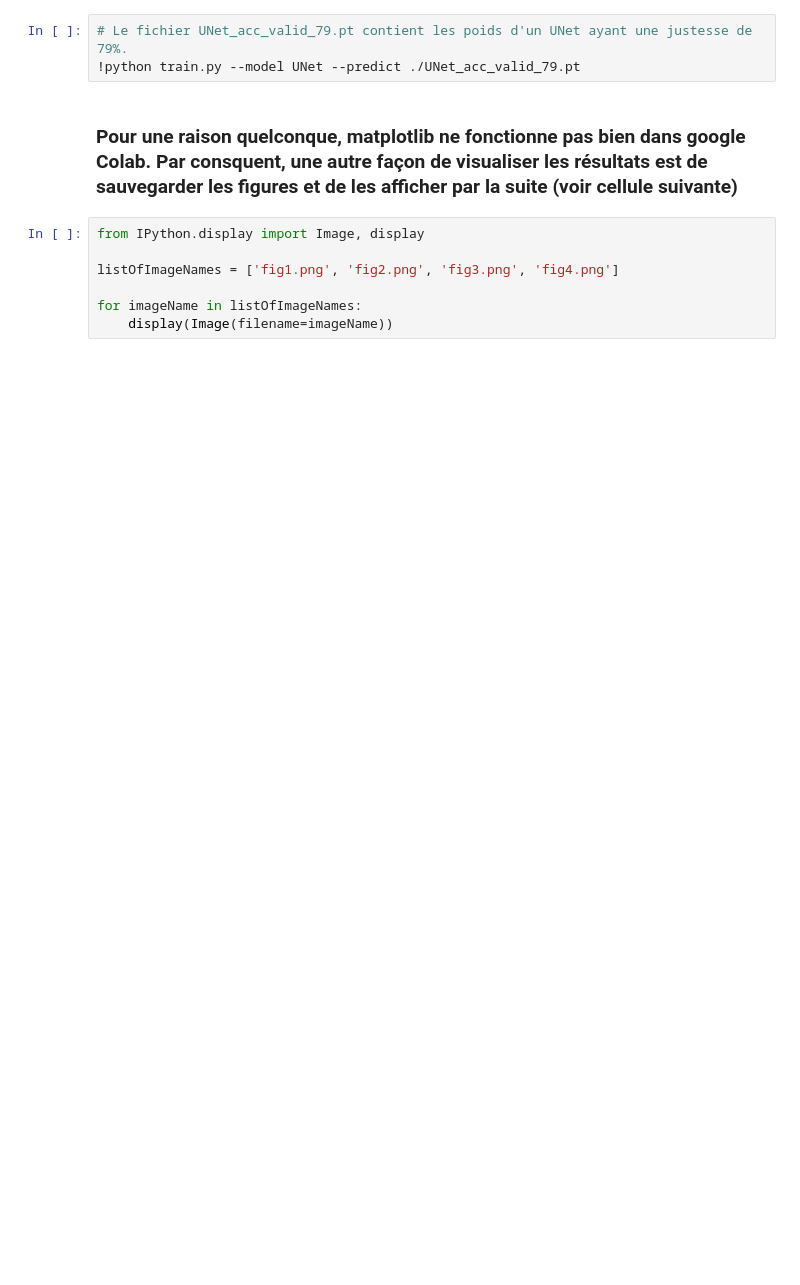
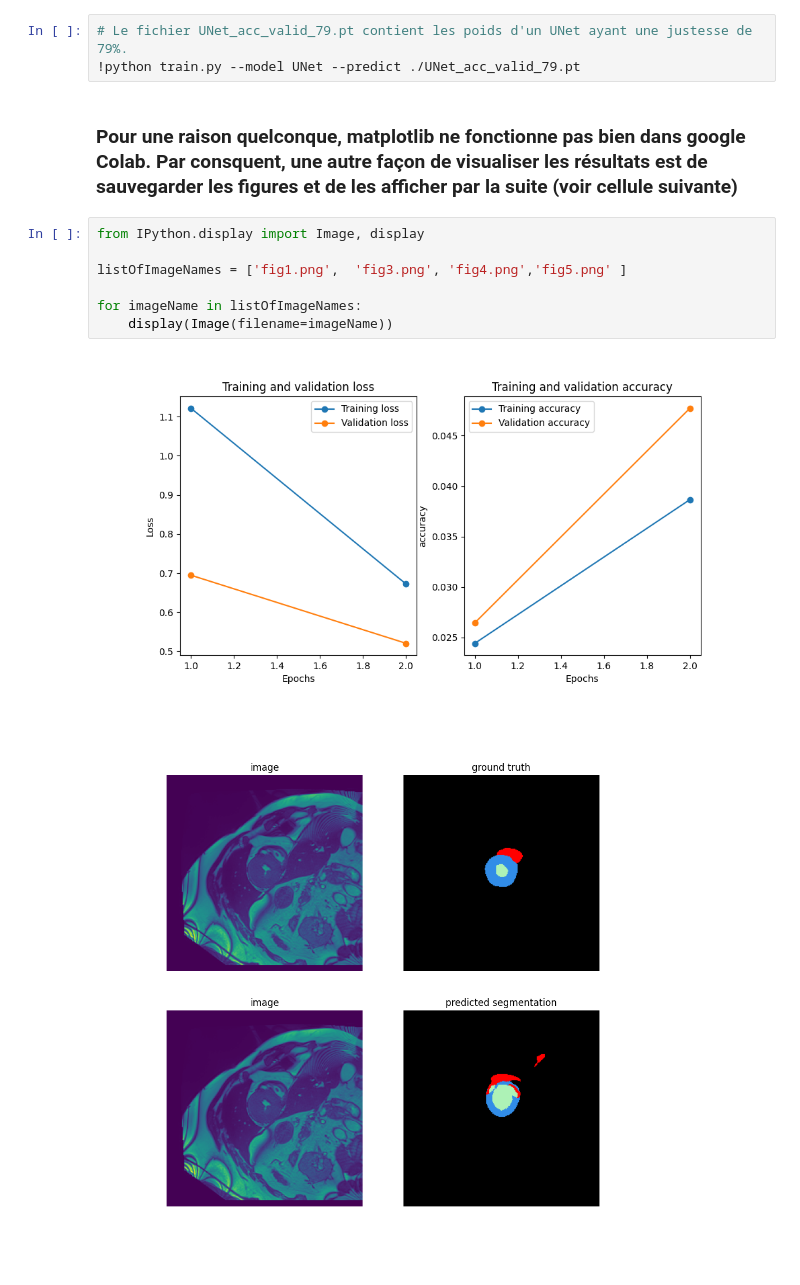
Before and after one commit to lordyhas/medical-image-segmentation, a Jupyter notebook: train.ipynb, the cells around one changed output. Cells and saved outputs as stored; diff of their text form; blank space fills up the shorter version.

```diff
--- a/train.ipynb
+++ b/train.ipynb
@@ -64,7 +86,10 @@ ModuleNotFoundError: No module named 'CNNBaseModel'
 # %%
 from IPython.display import Image, display
 
-listOfImageNames = ['fig1.png', 'fig2.png', 'fig3.png', 'fig4.png']
+listOfImageNames = ['fig1.png',  'fig3.png', 'fig4.png','fig5.png' ]
 
 for imageName in listOfImageNames:
     display(Image(filename=imageName))
+# %% [output]
+[figure, added]
+[figure, added]
```
Also changed, not shown: parts of 5 cells of this notebook.
